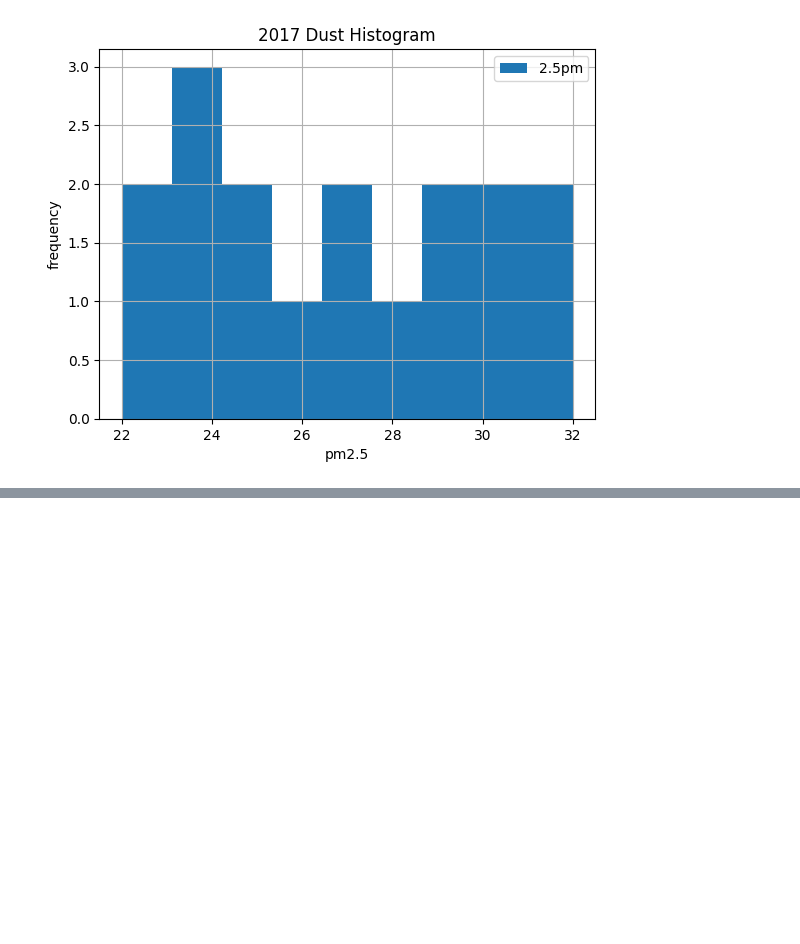
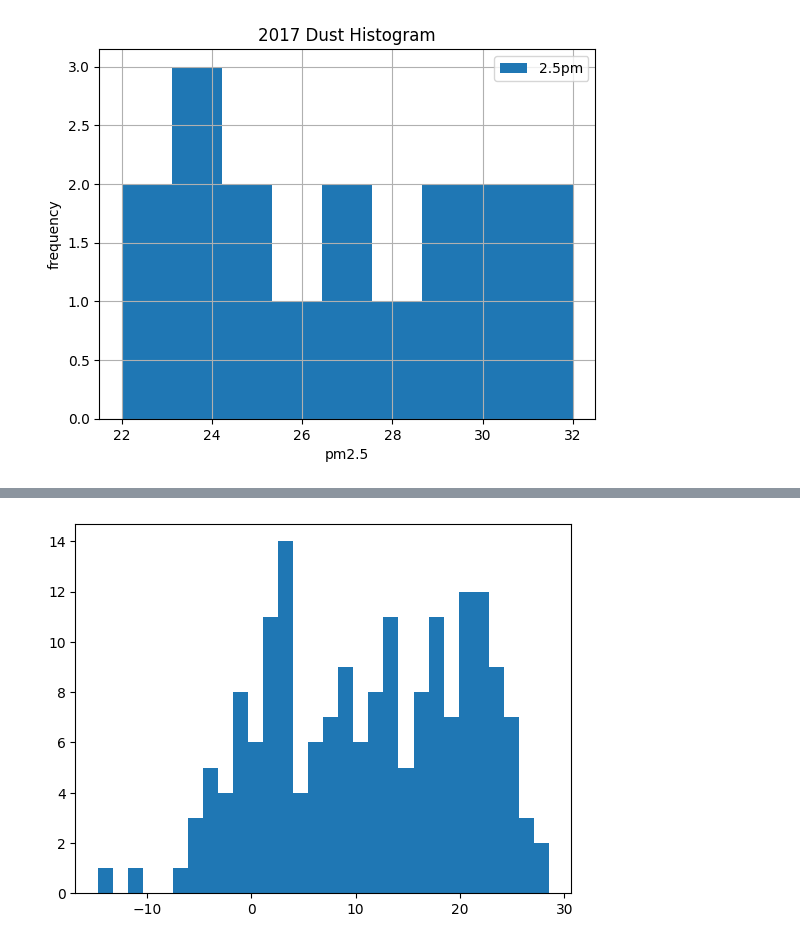
Before and after one commit to kdh100506/AI-General, a Jupyter notebook: Code/05. 데이터 시각화.ipynb, the cells around one changed output, grey strips where cells are left out. Cells and saved outputs as stored; diff of their text form; code cells hidden in the pictures; blank space fills up the shorter version.

```diff
--- a/Code/05. 데이터 시각화.ipynb
+++ b/Code/05. 데이터 시각화.ipynb
@@ -67,0 +109,4 @@ plt.show()
+# %%
+weather = pd.read_excel('../Data/05. weather2023.xlsx')
+weather.drop(['rain','location','loc_name'], axis=1, inplace=True)
+weather
@@ -67,0 +127,5 @@ plt.show()
+# %%
+plt.hist(weather['temp'], bins=30)
+plt.show()
+# %% [output]
+[figure, added]
```
Also changed, not shown: parts of 9 cells of this notebook, 2 other files.
